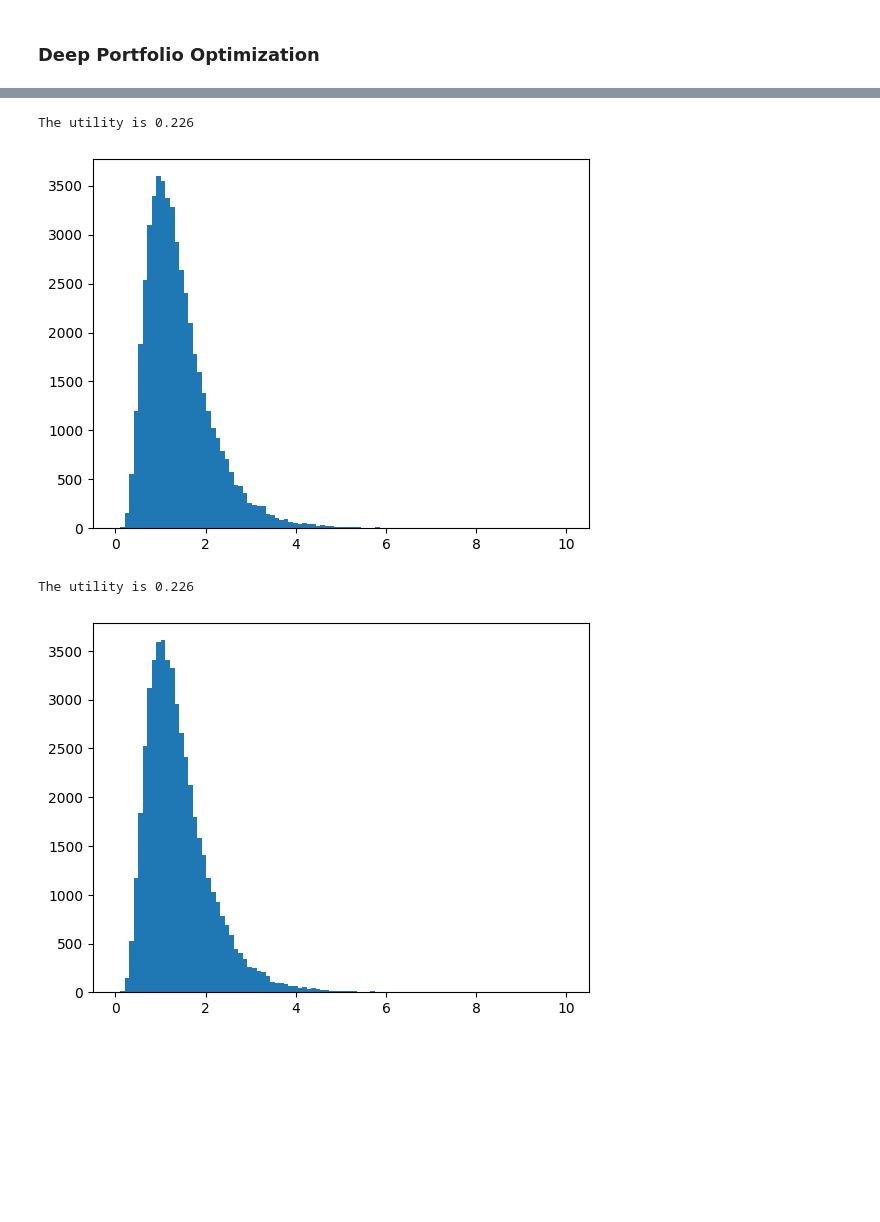
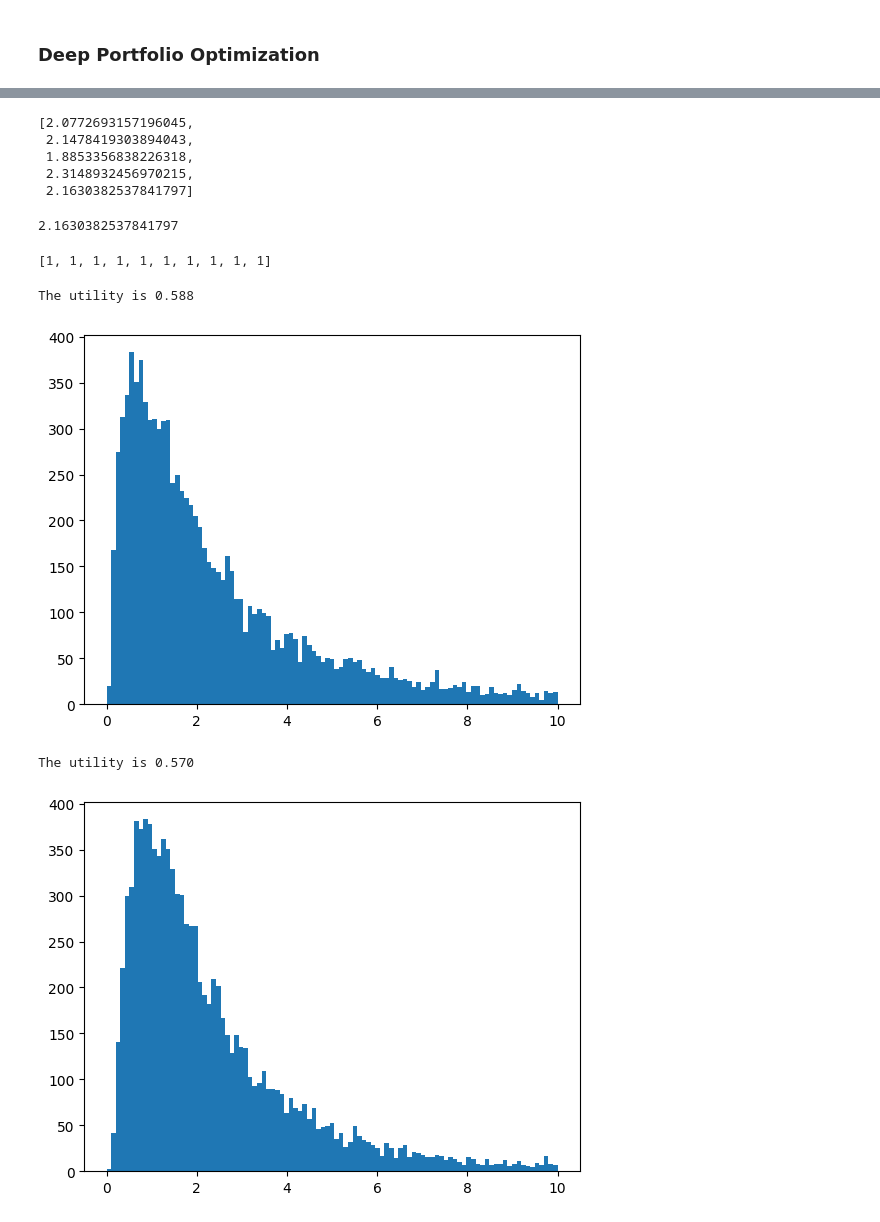
Before and after one commit to justinhou95/NeuralHedge, a Jupyter notebook: deepmanage.ipynb, the cells around one changed output, grey strips where cells are left out. Cells and saved outputs as stored; diff of their text form; code cells hidden in the pictures; blank space fills up the shorter version.

```diff
--- a/deepmanage.ipynb
+++ b/deepmanage.ipynb
@@ -28,18 +31,20 @@ from neuralhedge.nn.datamanager import Manager
 # %%
-n_sample = 50000
-n_timestep = 10
-dt = 1/10
+n_sample = 1000
+n_timestep = 64
+dt = 1/12
 
-mu = 0.2
+mu = 0.1
 sigma = 0.2
-r = 0.1
+r = 0.01
 
-ds_bs = BlackScholesDataset(n_sample = n_sample,
-                          n_timestep = n_timestep,
-                          dt = dt,
-                          mu = mu,
-                          sigma = sigma)
-stock = ds_bs.paths*100
-time = simulate_time(n_sample, dt, n_timestep, reverse = False)
-bond = torch.exp(r*time)*100
-paths = torch.cat([ds_bs.paths, bond], dim = -1)
+def get_data(n_sample):
+    ds_bs = BlackScholesDataset(n_sample = n_sample,
+                            n_timestep = n_timestep,
+                            dt = dt,
+                            mu = mu,
+                            sigma = sigma)
+    stock = ds_bs.paths*100
+    time = simulate_time(n_sample, dt, n_timestep, reverse = False)
+    bond = torch.exp(r*time)*100
+    paths = torch.cat([stock, bond], dim = -1)
+    return paths
@@ -45,0 +79,12 @@ paths = torch.cat([ds_bs.paths, bond], dim = -1)
+# %%
+real_small_alpha_list
+# %% [output]
+[2.0772693157196045,
+ 2.1478419303894043,
+ 1.8853356838226318,
+ 2.3148932456970215,
+ 2.1630382537841797]
+# %%
+list(manager.parameters())[0].item()
+# %% [output]
+2.1630382537841797
@@ -46,15 +96,20 @@ paths = torch.cat([ds_bs.paths, bond], dim = -1)
+# %%
+history['loss']
+# %% [output]
+[1, 1, 1, 1, 1, 1, 1, 1, 1, 1]
 # %%
 from neuralhedge.nn.loss import log_utility
+paths = get_data()
 model = BlackScholesAlpha(mu, sigma, r)
 manager = Manager(model)
 terminal_wealth = manager([paths,paths])[-1]
 utility = log_utility(terminal_wealth).mean().numpy()
 print('The utility is {:.3f}'.format(utility))
 plt.hist(terminal_wealth, bins = list(np.linspace(0,10,100)))
 plt.show()
 # %% [output]
-The utility is 0.226
+The utility is 0.588
-[figure, old version]
+[figure, new version]
 # %%
 from neuralhedge.nn.mlp import SingleWeight
 model = SingleWeight()
@@ -68,8 +123,8 @@ print('The utility is {:.3f}'.format(utility))
 plt.hist(terminal_wealth, bins = list(np.linspace(0,10,100)))
 plt.show()
 # %% [output]
-The utility is 0.226
+The utility is 0.570
-[figure, old version]
+[figure, new version]
 # %%
 print('The optimal ratio: {:.2f}'.format((mu-r)/sigma**2))
 print('The learned ratio: {:.2f}'.format(model.weight.item()))
```
Also changed, not shown: parts of 6 cells of this notebook, 6 other files.
